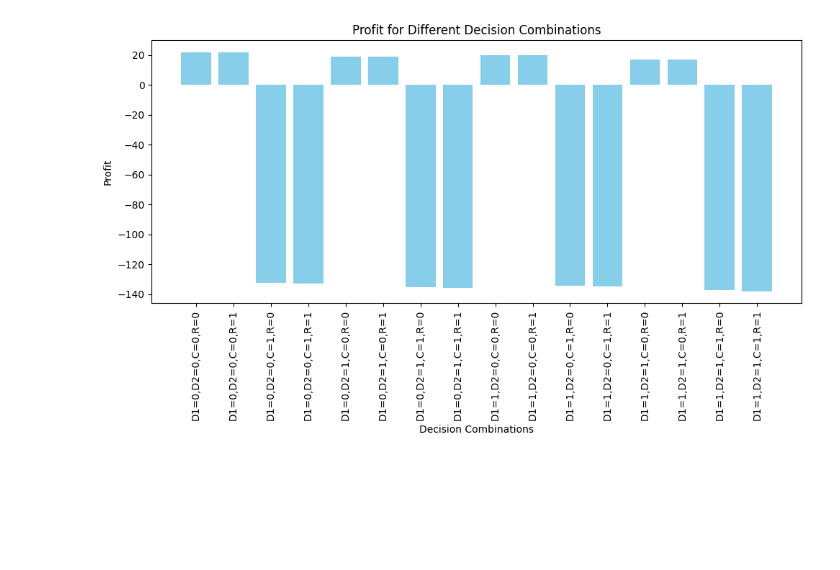
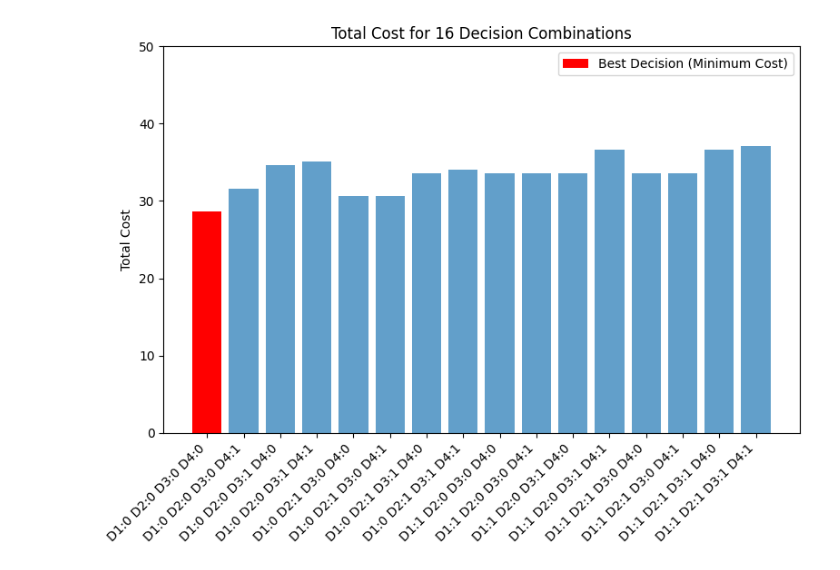
Before and after one commit to cr9294/2024_C, a Jupyter notebook: 代码2/画图.ipynb, the cells around one changed output. Drawn from its saved outputs; the diff is of its cells as text; code cells hidden in the pictures; blank space fills up the shorter version.

```diff
--- a/代码2/画图.ipynb
+++ b/代码2/画图.ipynb
@@ -1,26 +1,43 @@
 # %%
 import matplotlib.pyplot as plt
-import pandas as pd
+import numpy as np
 
-# 数据整理
-data = {
-    'D1': [0, 0, 0, 0, 0, 0, 0, 0, 1, 1, 1, 1, 1, 1, 1, 1],
-    'D2': [0, 0, 0, 0, 1, 1, 1, 1, 0, 0, 0, 0, 1, 1, 1, 1],
-    'C':  [0, 0, 1, 1, 0, 0, 1, 1, 0, 0, 1, 1, 0, 0, 1, 1],
-    'R':  [0, 1, 0, 1, 0, 1, 0, 1, 0, 1, 0, 1, 0, 1, 0, 1],
-    'Profit': [21.8, 21.8, -132.4, -132.9, 18.8, 18.8, -135.4, -135.9, 19.8, 19.8, -134.4, -134.9, 16.8, 16.8, -137.4, -137.9]
-}
+# Data: 16 combinations of D1, D2, D3, D4 and their corresponding Total Costs
+decisions = [
+    (0, 0, 0, 0), (0, 0, 0, 1), (0, 0, 1, 0), (0, 0, 1, 1),
+    (0, 1, 0, 0), (0, 1, 0, 1), (0, 1, 1, 0), (0, 1, 1, 1),
+    (1, 0, 0, 0), (1, 0, 0, 1), (1, 0, 1, 0), (1, 0, 1, 1),
+    (1, 1, 0, 0), (1, 1, 0, 1), (1, 1, 1, 0), (1, 1, 1, 1)
+]
+costs = [
+    28.6, 31.6, 34.6, 35.1, 30.6, 30.6, 33.6, 34.1,
+    33.6, 33.6, 33.6, 36.6, 33.6, 33.6, 36.6, 37.1
+]
 
-df = pd.DataFrame(data)
+# Convert decisions into string labels
+labels = ['D1:{} D2:{} D3:{} D4:{}'.format(*d) for d in decisions]
 
-# 绘制柱状图
-plt.figure(figsize=(10, 6))
-plt.bar(range(len(df)), df['Profit'], color='skyblue')
-plt.xticks(range(len(df)), [f"D1={d1},D2={d2},C={c},R={r}" for d1, d2, c, r in zip(df['D1'], df['D2'], df['C'], df['R'])], rotation=90)
-plt.xlabel('Decision Combinations')
-plt.ylabel('Profit')
-plt.title('Profit for Different Decision Combinations')
+# Create the bar plot
+x_pos = np.arange(len(decisions))
+
+# Adjusting the figure size and font size for better visualization
+plt.figure(figsize=(8, 6))
+plt.bar(x_pos, costs, align='center', alpha=0.7)
+plt.xticks(x_pos, labels, rotation=45, ha='right', fontsize=10)  # Adjust horizontal alignment (ha)
+plt.ylim(0, 50)  # Fix the y-axis height to 50
+plt.ylabel('Total Cost')
+plt.title('Total Cost for 16 Decision Combinations')
+
+# Highlight the best decision with minimum total cost
+min_cost = min(costs)
+min_cost_index = costs.index(min_cost)
+plt.bar(min_cost_index, min_cost, color='red', label='Best Decision (Minimum Cost)')
+
+# Add legend
+plt.legend()
+
+# Adjust layout and show the plot
 plt.tight_layout()
 plt.show()
 # %% [output]
-[figure, old version]
+[figure, new version]
```
Also changed, not shown: parts of 5 cells of this notebook, 8 other files.
